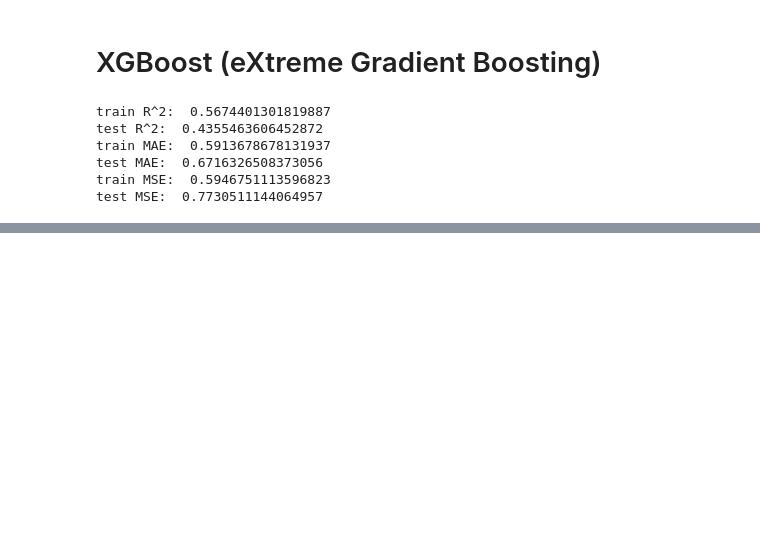
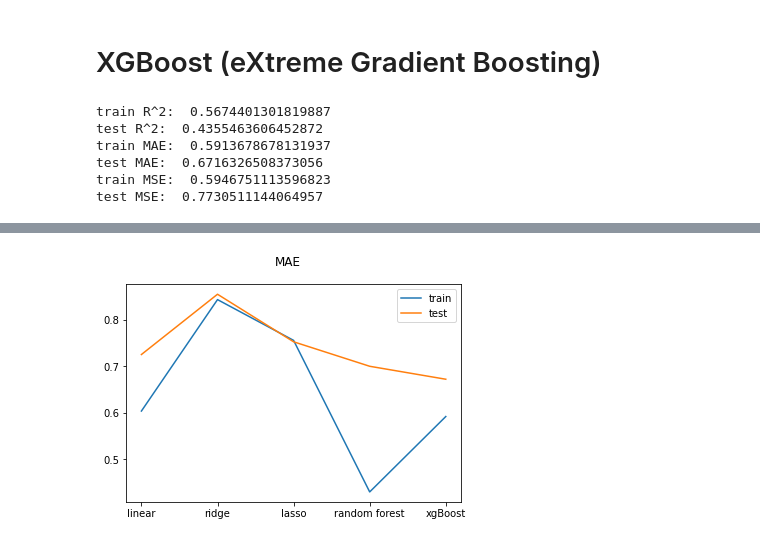
Before and after one commit to nenadperisic/PredictingMovieRatings, a Jupyter notebook: src/regression.ipynb, the cells around one changed output, grey strips where cells are left out. Saved outputs shown, nothing was run; the diff lists cells and outputs as text; code cells hidden in the pictures; blank space fills up the shorter version.

```diff
--- a/src/regression.ipynb
+++ b/src/regression.ipynb
@@ -277,0 +292,12 @@ test MSE:  0.7730511144064957
+# %%
+mae_train_errors = [mean_absolute_error(linearRegression.predict(X_train), train_data['IMDB Score']), mean_absolute_error(ridgeRegression.predict(X_train), train_data['IMDB Score']), mean_absolute_error(lassoRegression.predict(X_train), train_data['IMDB Score']), mean_absolute_error(RandomForestReg.predict(X_train), train_data['IMDB Score']), mean_absolute_error(xgbRegression.predict(X_train), train_data['IMDB Score'])]
+mae_test_errors = [mean_absolute_error(linearRegression.predict(X_test), test_data['IMDB Score']), mean_absolute_error(ridgeRegression.predict(X_test), test_data['IMDB Score']), mean_absolute_error(lassoRegression.predict(X_test), test_data['IMDB Score']), mean_absolute_error(RandomForestReg.predict(X_test), test_data['IMDB Score']), mean_absolute_error(xgbRegression.predict(X_test), test_data['IMDB Score'])]
+models = ['linear','ridge', 'lasso', 'random forest', 'xgBoost']
+
+plt.suptitle('MAE')
+plt.plot(models, mae_train_errors)
+plt.plot(models, mae_test_errors)
+plt.legend(labels=['train', 'test'])
+plt.show()
+# %% [output]
+[figure, added]
```
Also changed, not shown: parts of 6 cells of this notebook, 2 other files.
